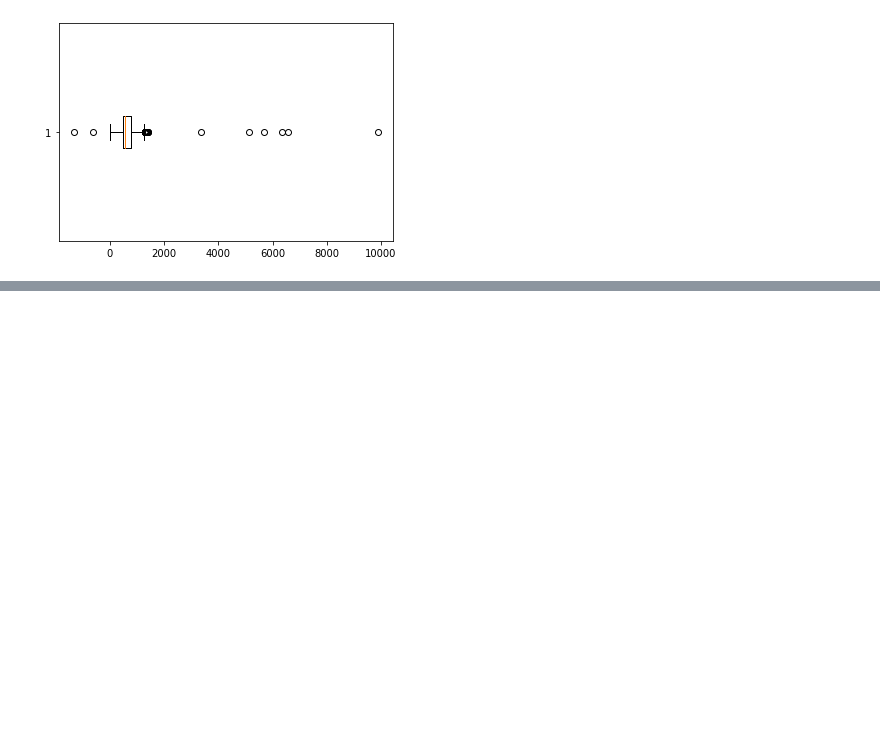
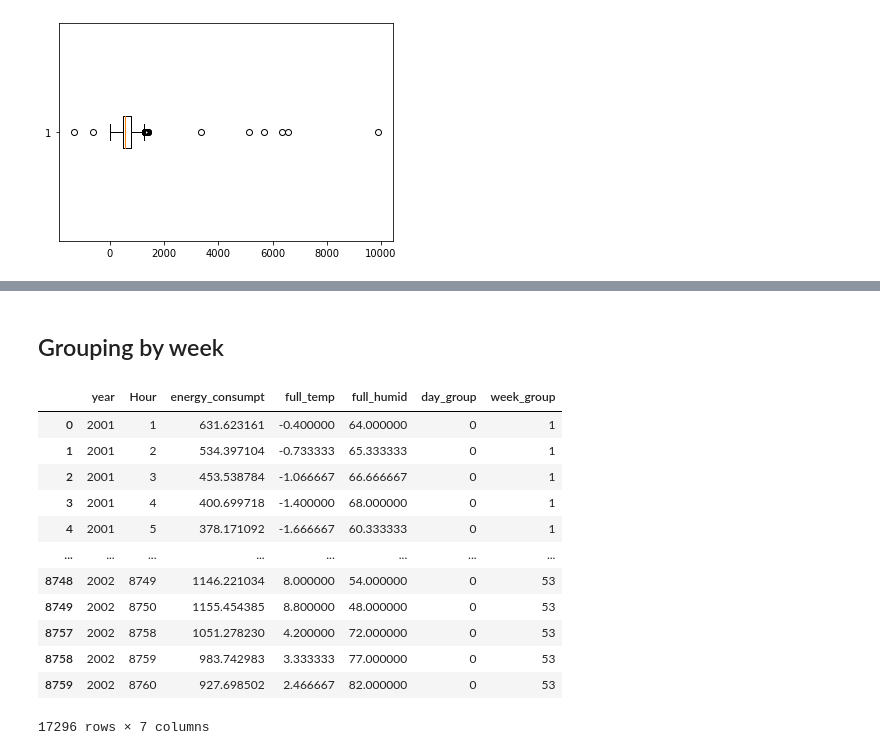
Before and after one commit to GianRojas/CrystalTEC-EnergyData, a Jupyter notebook: main.ipynb, the cells around one changed output, grey strips where cells are left out. Drawn from its saved outputs; the diff is of its cells as text; code cells hidden in the pictures; blank space fills up the shorter version.

Commit message:
add grouping

```diff
--- a/main.ipynb
+++ b/main.ipynb
@@ -215,0 +316,20 @@ df2.describe()
+# %% [markdown]
+## Grouping by week
+# %%
+df4=df2.assign(day_group=0)
+df4['week_group'] = df4.apply(lambda row: math.ceil(row.Hour / (24*7)), axis=1)
+df4
+# %% [output]
+|  | year | Hour | energy_consumpt | full_temp | full_humid | day_group | week_group |
+| 0 | 2001 | 1 | 631.623161 | -0.400000 | 64.000000 | 0 | 1 |
+| 1 | 2001 | 2 | 534.397104 | -0.733333 | 65.333333 | 0 | 1 |
+| 2 | 2001 | 3 | 453.538784 | -1.066667 | 66.666667 | 0 | 1 |
+| 3 | 2001 | 4 | 400.699718 | -1.400000 | 68.000000 | 0 | 1 |
+| 4 | 2001 | 5 | 378.171092 | -1.666667 | 60.333333 | 0 | 1 |
+| ... | ... | ... | ... | ... | ... | ... | ... |
+| 8748 | 2002 | 8749 | 1146.221034 | 8.000000 | 54.000000 | 0 | 53 |
+| 8749 | 2002 | 8750 | 1155.454385 | 8.800000 | 48.000000 | 0 | 53 |
+| 8757 | 2002 | 8758 | 1051.278230 | 4.200000 | 72.000000 | 0 | 53 |
+| 8758 | 2002 | 8759 | 983.742983 | 3.333333 | 77.000000 | 0 | 53 |
+| 8759 | 2002 | 8760 | 927.698502 | 2.466667 | 82.000000 | 0 | 53 |
+17296 rows × 7 columns
```
Also changed, not shown: parts of 14 cells of this notebook.
